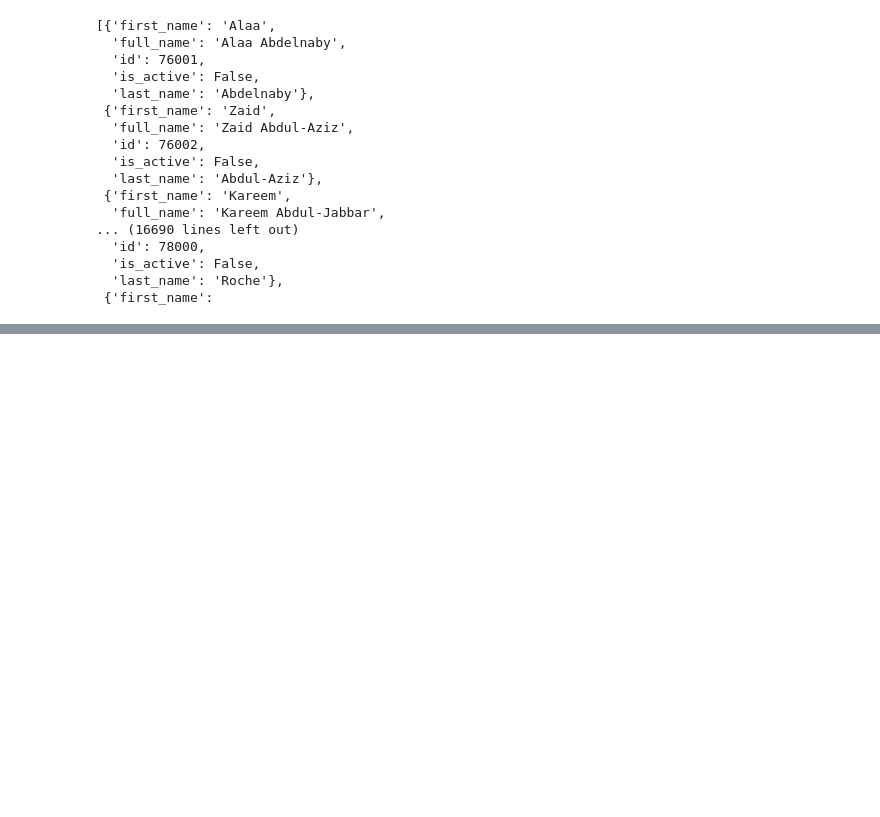
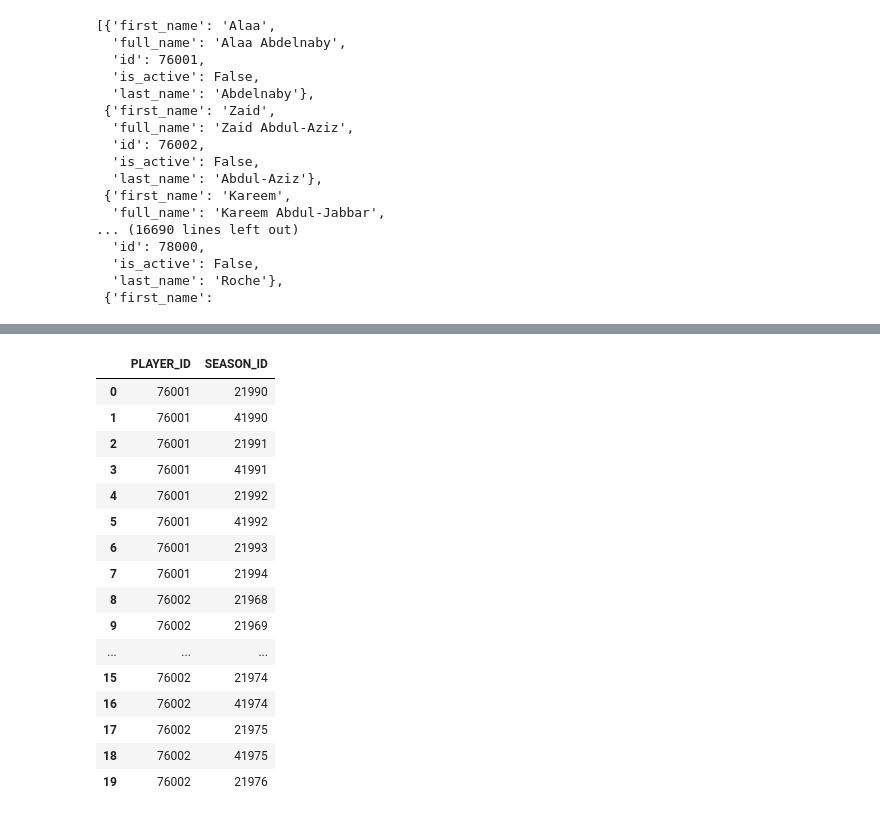
Before and after one commit to gibbyahmad/nba_heat_map, a Jupyter notebook: Step_01_ImportingFromNBA_API.ipynb, the cells around one changed output, grey strips where cells are left out. Cells and saved outputs as stored; diff of their text form; code cells hidden in the pictures; blank space fills up the shorter version.

```diff
--- a/Step_01_ImportingFromNBA_API.ipynb
+++ b/Step_01_ImportingFromNBA_API.ipynb
@@ -223 +205,22 @@ seasons.head(50)
+# %%
+# Preview Seasons
+seasons.head(20)
+# %% [output]
+|  | PLAYER_ID | SEASON_ID |
+| 0 | 76001 | 21990 |
+| 1 | 76001 | 41990 |
+| 2 | 76001 | 21991 |
+| 3 | 76001 | 41991 |
+| 4 | 76001 | 21992 |
+| 5 | 76001 | 41992 |
+| 6 | 76001 | 21993 |
+| 7 | 76001 | 21994 |
+| 8 | 76002 | 21968 |
+| 9 | 76002 | 21969 |
+| ... | ... | ... |
+| 15 | 76002 | 21974 |
+| 16 | 76002 | 41974 |
+| 17 | 76002 | 21975 |
+| 18 | 76002 | 41975 |
+| 19 | 76002 | 21976 |
 # %%
```
Also changed, not shown: parts of 5 cells of this notebook, 4 other files.
